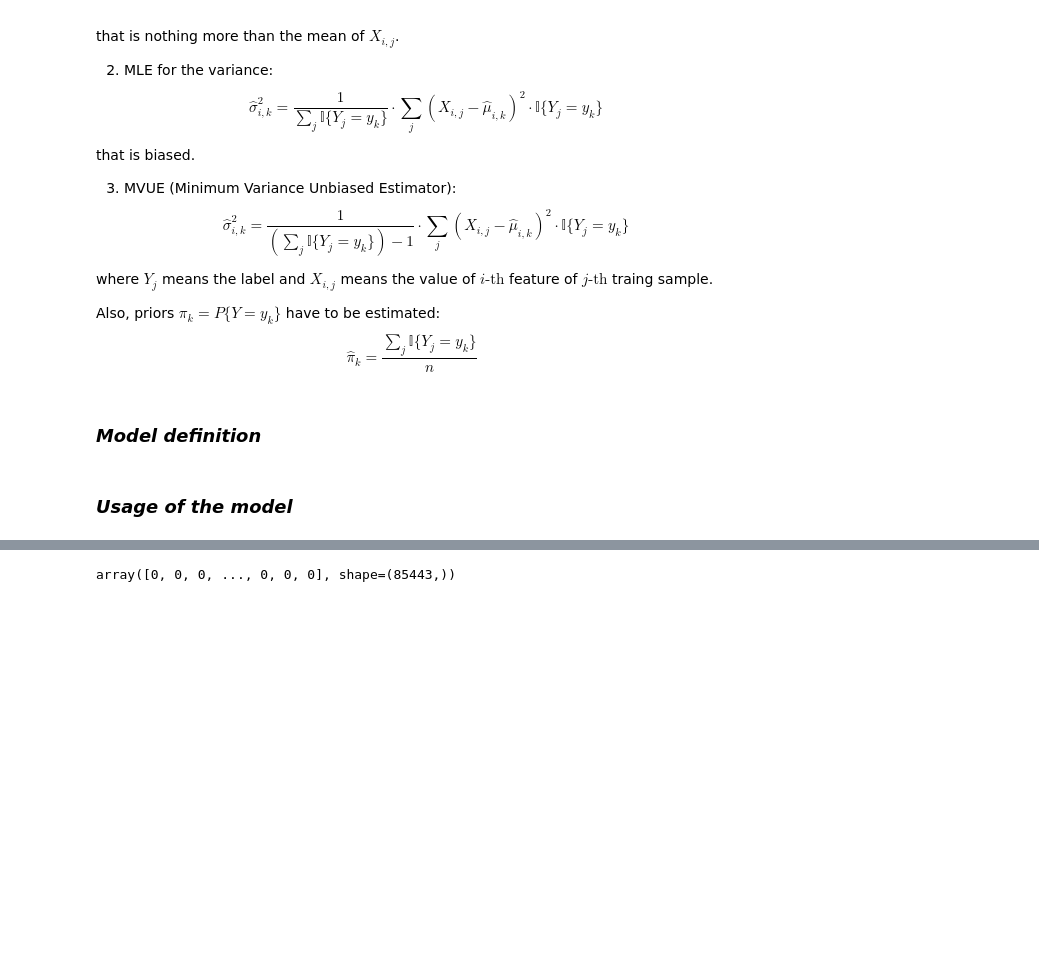
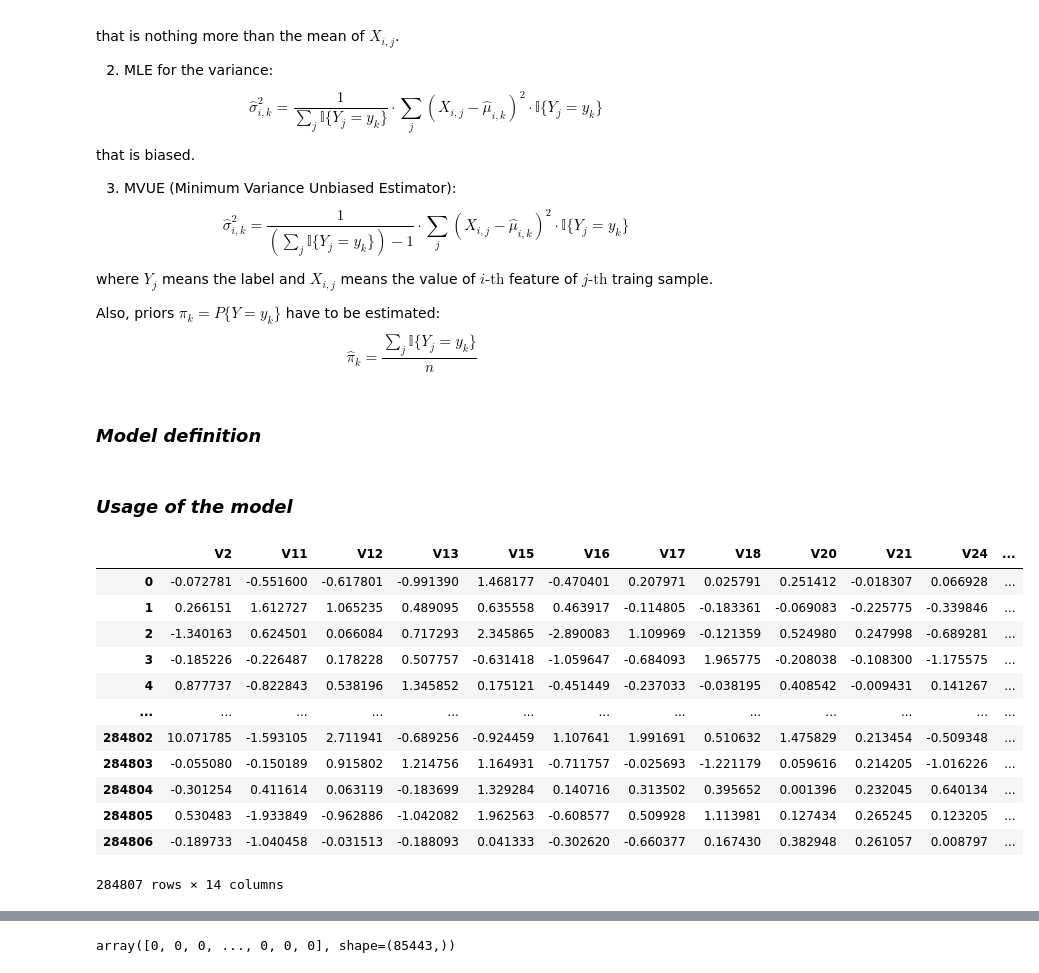
Before and after one commit to karanbir-singh/NAML-Project, a Jupyter notebook: notebooks/Naive Bayes.ipynb, the cells around one changed output, grey strips where cells are left out. Drawn from its saved outputs; the diff is of its cells as text; code cells hidden in the pictures; blank space fills up the shorter version.

```diff
--- a/notebooks/Naive Bayes.ipynb
+++ b/notebooks/Naive Bayes.ipynb
@@ -218,6 +231,22 @@ y = data["Class"]
 
 X = np.array(X)
 y = np.array(y)
+# %%
+data
+# %% [output]
+|  | V2 | V11 | V12 | V13 | V15 | V16 | V17 | V18 | V20 | V21 | V24 | ... |
+| 0 | -0.072781 | -0.551600 | -0.617801 | -0.991390 | 1.468177 | -0.470401 | 0.207971 | 0.025791 | 0.251412 | -0.018307 | 0.066928 | ... |
+| 1 | 0.266151 | 1.612727 | 1.065235 | 0.489095 | 0.635558 | 0.463917 | -0.114805 | -0.183361 | -0.069083 | -0.225775 | -0.339846 | ... |
+| 2 | -1.340163 | 0.624501 | 0.066084 | 0.717293 | 2.345865 | -2.890083 | 1.109969 | -0.121359 | 0.524980 | 0.247998 | -0.689281 | ... |
+| 3 | -0.185226 | -0.226487 | 0.178228 | 0.507757 | -0.631418 | -1.059647 | -0.684093 | 1.965775 | -0.208038 | -0.108300 | -1.175575 | ... |
+| 4 | 0.877737 | -0.822843 | 0.538196 | 1.345852 | 0.175121 | -0.451449 | -0.237033 | -0.038195 | 0.408542 | -0.009431 | 0.141267 | ... |
+| ... | ... | ... | ... | ... | ... | ... | ... | ... | ... | ... | ... | ... |
+| 284802 | 10.071785 | -1.593105 | 2.711941 | -0.689256 | -0.924459 | 1.107641 | 1.991691 | 0.510632 | 1.475829 | 0.213454 | -0.509348 | ... |
+| 284803 | -0.055080 | -0.150189 | 0.915802 | 1.214756 | 1.164931 | -0.711757 | -0.025693 | -1.221179 | 0.059616 | 0.214205 | -1.016226 | ... |
+| 284804 | -0.301254 | 0.411614 | 0.063119 | -0.183699 | 1.329284 | 0.140716 | 0.313502 | 0.395652 | 0.001396 | 0.232045 | 0.640134 | ... |
+| 284805 | 0.530483 | -1.933849 | -0.962886 | -1.042082 | 1.962563 | -0.608577 | 0.509928 | 1.113981 | 0.127434 | 0.265245 | 0.123205 | ... |
+| 284806 | -0.189733 | -1.040458 | -0.031513 | -0.188093 | 0.041333 | -0.302620 | -0.660377 | 0.167430 | 0.382948 | 0.261057 | 0.008797 | ... |
+284807 rows × 14 columns
 # %%
 #Split the dataset into training and testing sets
 X_train, X_test, y_train, y_test = train_test_split(X, y, test_size = 0.3, random_state = 0)
```
Also changed, not shown: parts of 10 cells of this notebook, 9 other files.
